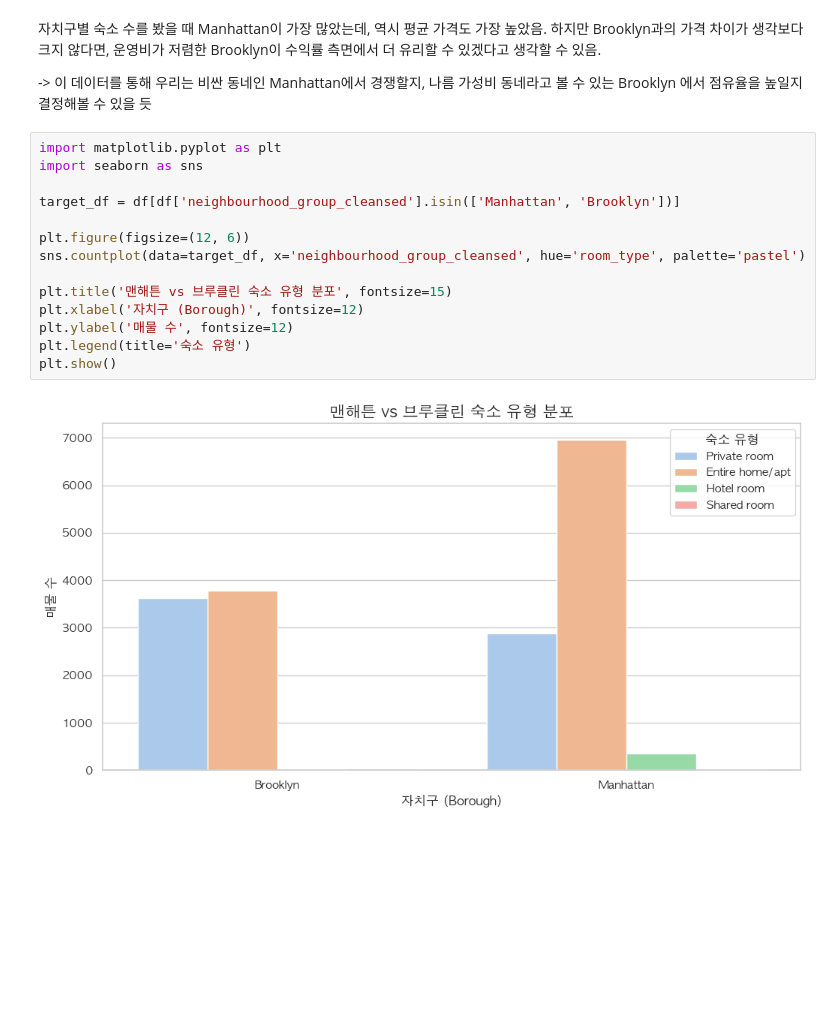
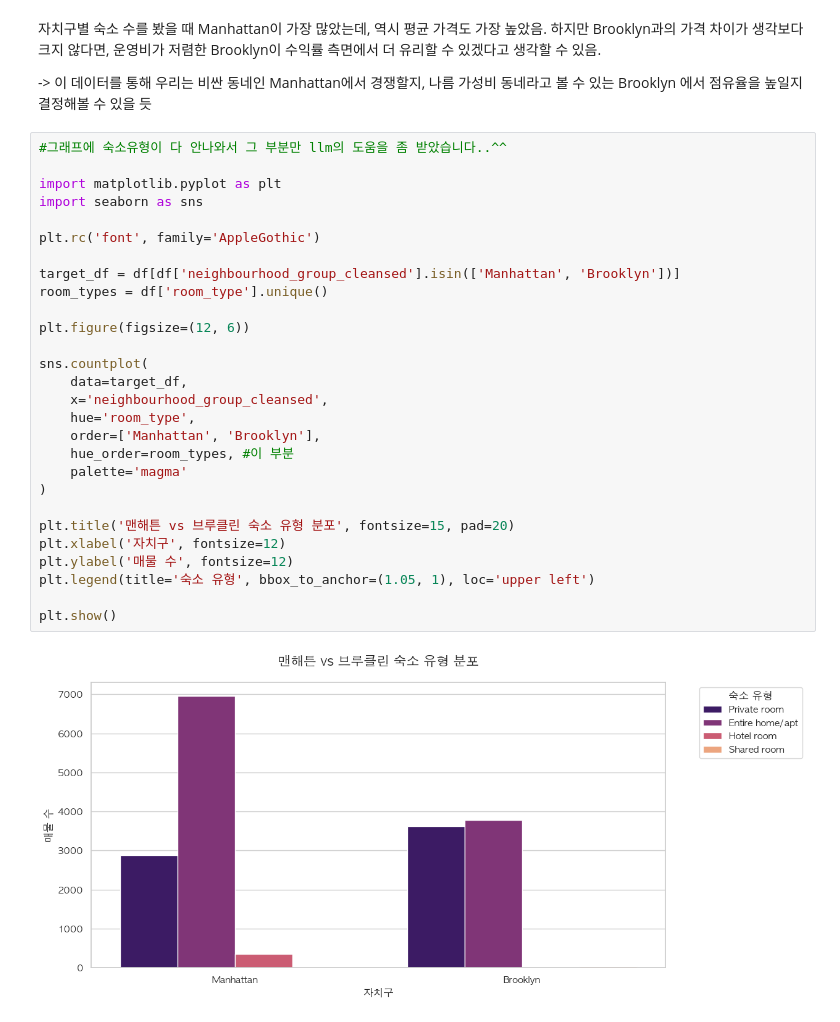
Before and after one commit to motimit/second_project, a Jupyter notebook: Kyuri_EDA/project_han.ipynb, the cells around one changed output. Saved outputs shown, nothing was run; the diff lists cells and outputs as text; blank space fills up the shorter version.

```diff
--- a/Kyuri_EDA/project_han.ipynb
+++ b/Kyuri_EDA/project_han.ipynb
@@ -580,18 +406,32 @@ Passing `palette` without assigning `hue` is deprecated and will be removed in v
 
 -> 이 데이터를 통해 우리는 비싼 동네인 Manhattan에서 경쟁할지, 나름 가성비 동네라고 볼 수 있는 Brooklyn 에서 점유율을 높일지 결정해볼 수 있을 듯
 # %%
+#그래프에 숙소유형이 다 안나와서 그 부분만 llm의 도움을 좀 받았습니다..^^
+
 import matplotlib.pyplot as plt
 import seaborn as sns
 
+plt.rc('font', family='AppleGothic')
+
 target_df = df[df['neighbourhood_group_cleansed'].isin(['Manhattan', 'Brooklyn'])]
+room_types = df['room_type'].unique()
 
 plt.figure(figsize=(12, 6))
-sns.countplot(data=target_df, x='neighbourhood_group_cleansed', hue='room_type', palette='pastel')
 
-plt.title('맨해튼 vs 브루클린 숙소 유형 분포', fontsize=15)
-plt.xlabel('자치구 (Borough)', fontsize=12)
+sns.countplot(
+    data=target_df,
+    x='neighbourhood_group_cleansed',
+    hue='room_type',
+    order=['Manhattan', 'Brooklyn'],
+    hue_order=room_types, #이 부분
+    palette='magma'
+)
+
+plt.title('맨해튼 vs 브루클린 숙소 유형 분포', fontsize=15, pad=20)
+plt.xlabel('자치구', fontsize=12)
 plt.ylabel('매물 수', fontsize=12)
-plt.legend(title='숙소 유형')
+plt.legend(title='숙소 유형', bbox_to_anchor=(1.05, 1), loc='upper left')
+
 plt.show()
 # %% [output]
-[figure, old version]
+[figure, new version]
```
Also changed, not shown: parts of 22 cells of this notebook, 2 other files.
